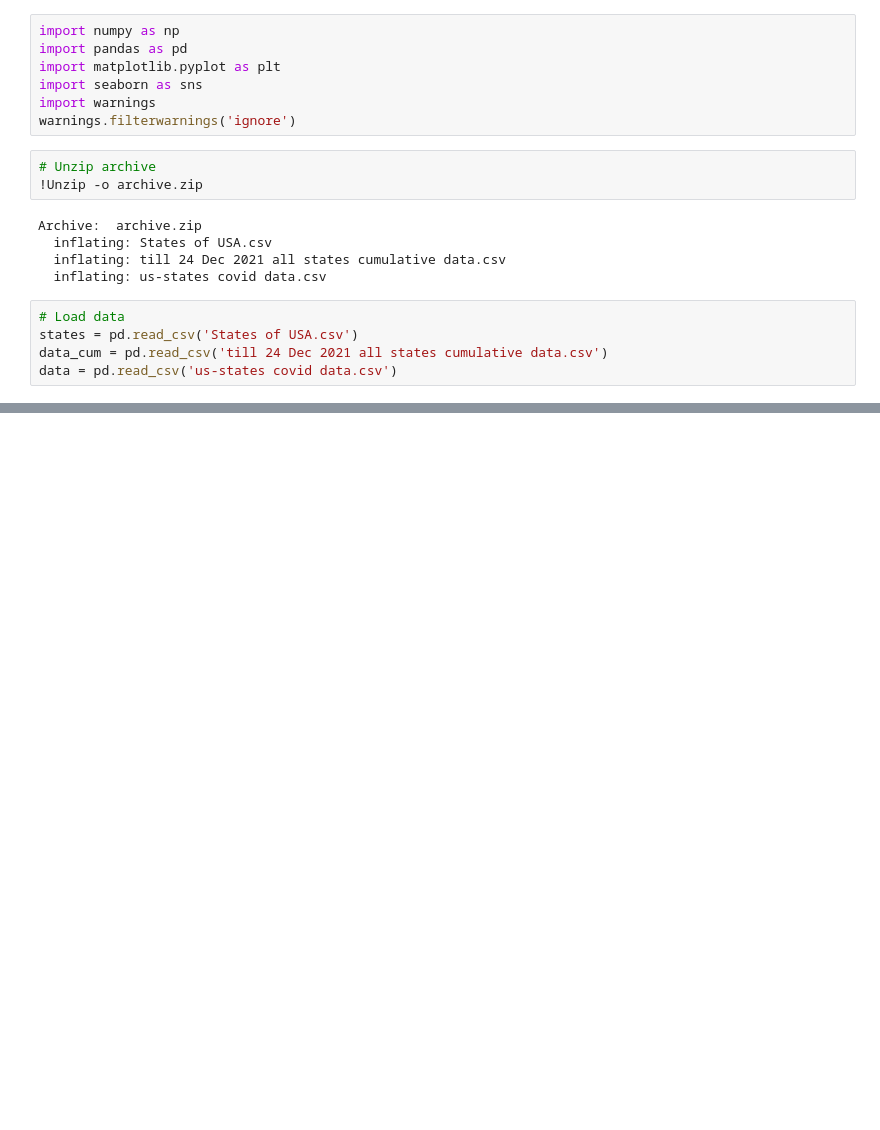
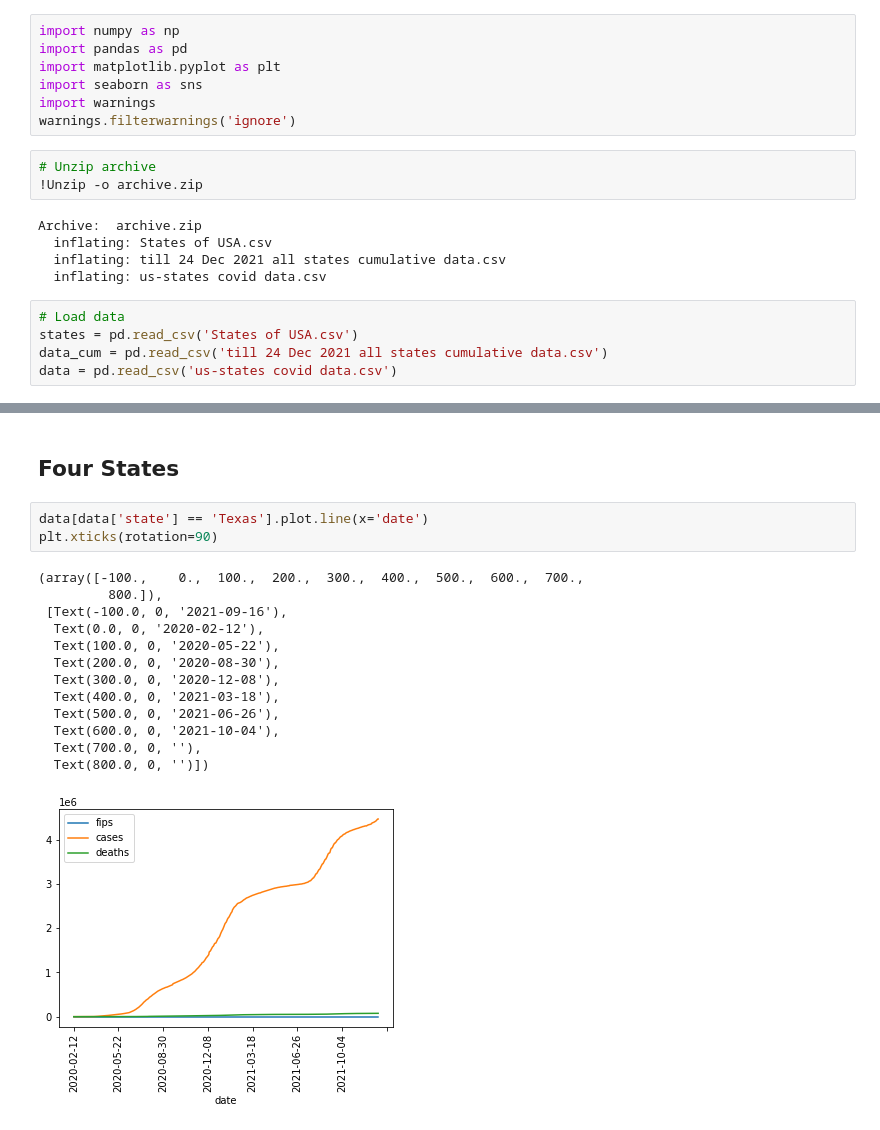
Before and after one commit to escortKwon/IndividualProjects_for_Portfolio, a Jupyter notebook: Unvoted/12. US Statewise COVID Data/12. US Statewise COVID Data.ipynb, the cells around one changed output, grey strips where cells are left out. Cells and saved outputs as stored; diff of their text form; blank space fills up the shorter version.

```diff
--- a/Unvoted/12. US Statewise COVID Data/12. US Statewise COVID Data.ipynb
+++ b/Unvoted/12. US Statewise COVID Data/12. US Statewise COVID Data.ipynb
@@ -70,0 +94,19 @@ data_cum
+# %% [markdown]
+## Four States
+# %%
+data[data['state'] == 'Texas'].plot.line(x='date')
+plt.xticks(rotation=90)
+# %% [output]
+(array([-100.,    0.,  100.,  200.,  300.,  400.,  500.,  600.,  700.,
+         800.]),
+ [Text(-100.0, 0, '2021-09-16'),
+  Text(0.0, 0, '2020-02-12'),
+  Text(100.0, 0, '2020-05-22'),
+  Text(200.0, 0, '2020-08-30'),
+  Text(300.0, 0, '2020-12-08'),
+  Text(400.0, 0, '2021-03-18'),
+  Text(500.0, 0, '2021-06-26'),
+  Text(600.0, 0, '2021-10-04'),
+  Text(700.0, 0, ''),
+  Text(800.0, 0, '')])
+[figure, added]
```
Also changed, not shown: parts of 12 cells of this notebook.
